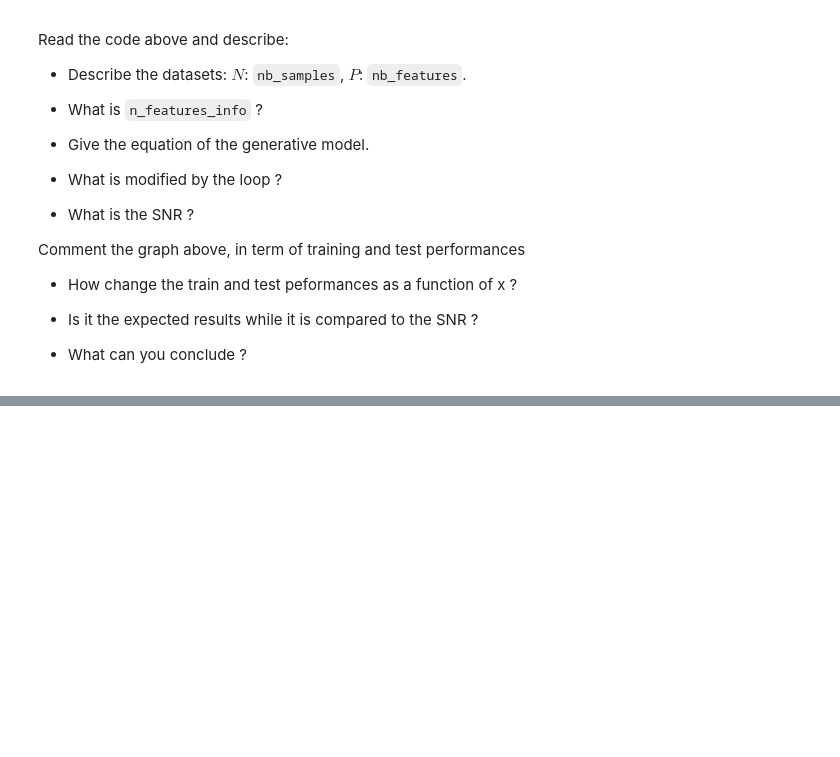
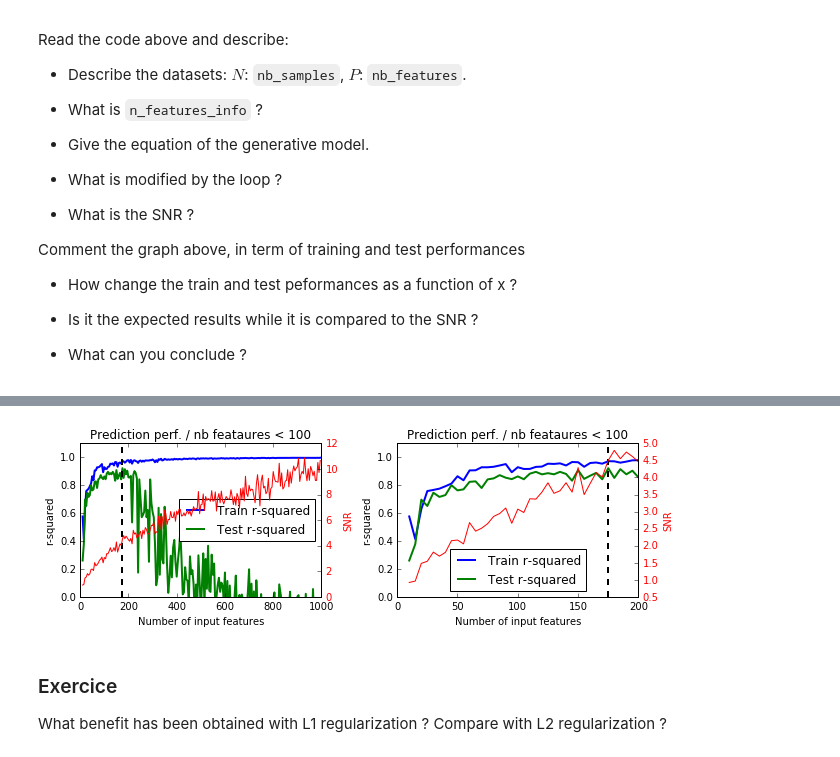
Before and after one commit to anhnguyendepocen/pylearn-doc, a Jupyter notebook: notebooks/ml_linear_regression.ipynb, the cells around one changed output, grey strips where cells are left out. Cells and saved outputs as stored; diff of their text form; code cells hidden in the pictures; blank space fills up the shorter version.

Commit message:
Lasso shrinkage

```diff
--- a/notebooks/ml_linear_regression.ipynb
+++ b/notebooks/ml_linear_regression.ipynb
@@ -256,0 +306,36 @@ Ridge penalty shrinks the coefficients toward zero:
+# %%
+from mpl_toolkits.mplot3d import Axes3D
+import matplotlib.pyplot as plt
+import numpy as np
+import pandas as pd
+import sklearn.linear_model as lm
+import sklearn.metrics as metrics
+
+# Model = linear regression
+# lambda is alpha !
+ridge = lm.Lasso(alpha=.1)
+
+# Fit models on dataset
+n_features, r2_train, r2_test, snr = fit_on_increasing_size(model=ridge)
+
+argmax = n_features[np.argmax(r2_test)]
+
+# plot
+fig, axis = plt.subplots(1, 2, figsize=(9, 3))
+
+# Left pane: all features
+plot_r2_snr(n_features, r2_train, r2_test, argmax, snr, axis[0])
+
+# Right pane: Zoom on 200 first features
+plot_r2_snr(n_features[n_features <= 200],
+            r2_train[n_features <= 200], r2_test[n_features <= 200],
+            argmax,
+            snr[n_features <= 200],
+            axis[1])
+plt.tight_layout()
+# %% [output]
+[figure, added]
+# %% [markdown]
+### Exercice
+
+What benefit has been obtained with L1 regularization ? Compare with L2 regularization ?
```
Also changed, not shown: parts of 13 cells of this notebook, 6 other files.
